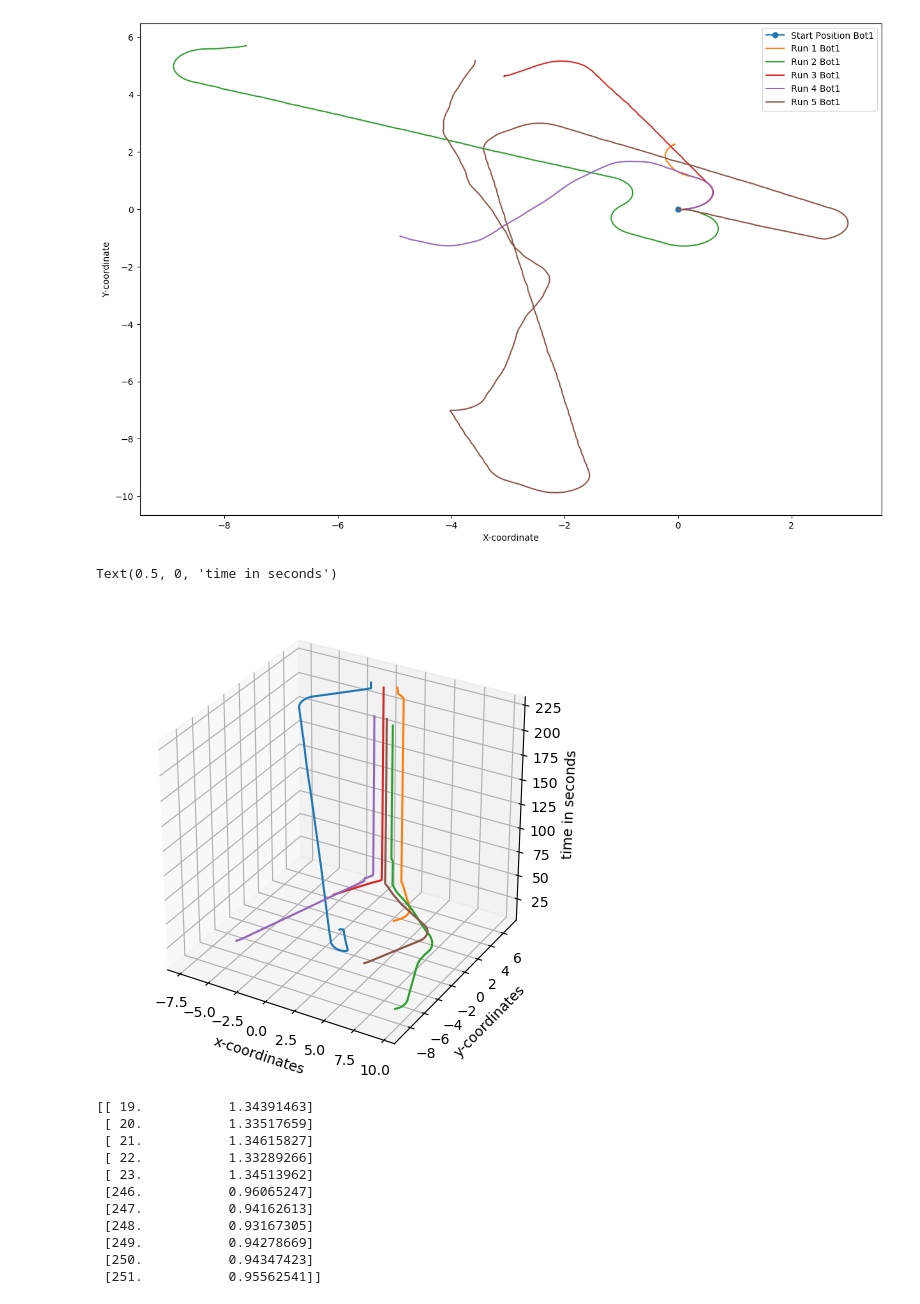
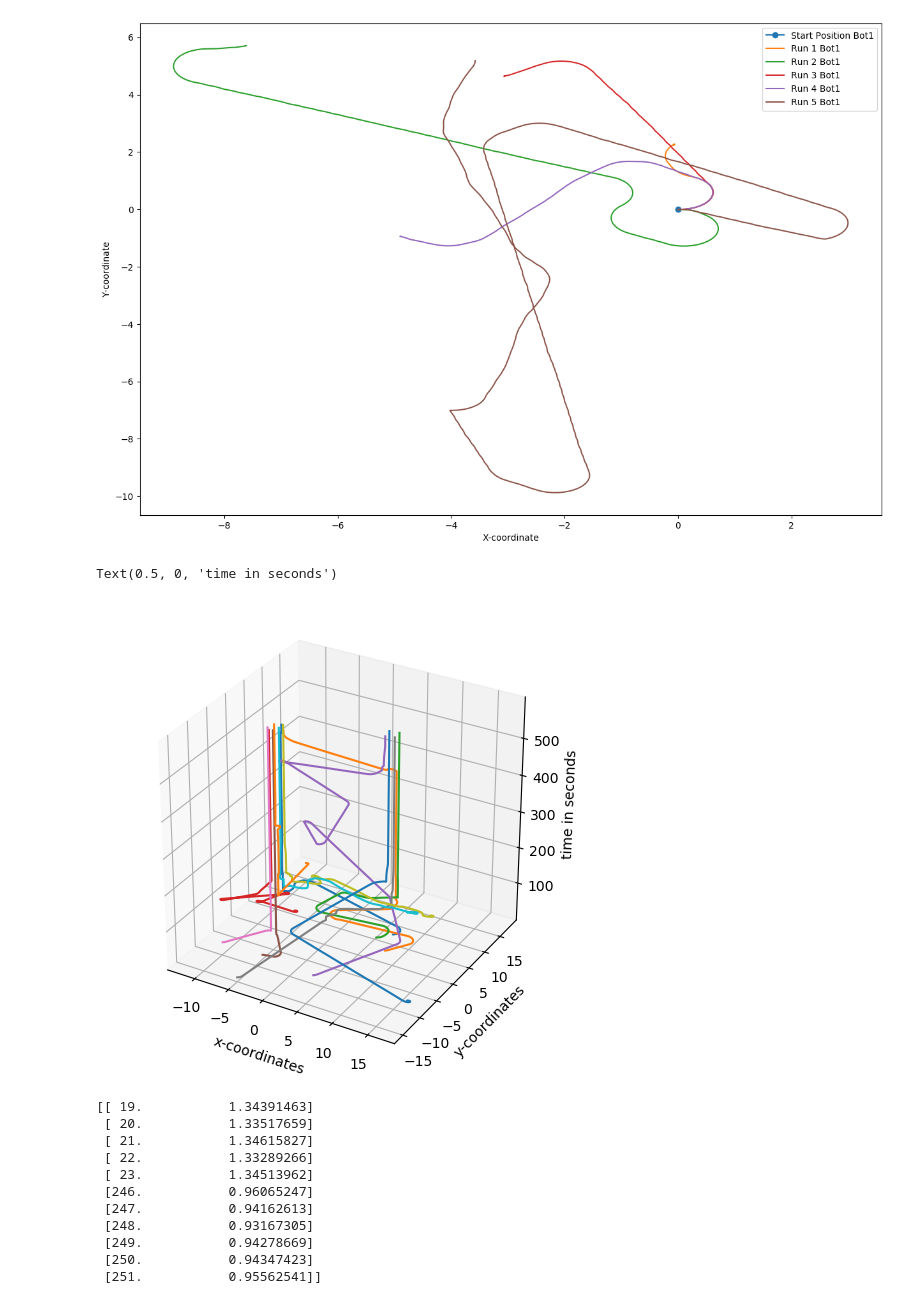
Before and after one commit to swe-sys/paper-review-repo, a Jupyter notebook: scripts/pu.ipynb, the cells around one changed output. Drawn from its saved outputs; the diff is of its cells as text; code cells hidden in the pictures.

Commit message:
plot

```diff
--- a/scripts/pu.ipynb
+++ b/scripts/pu.ipynb
@@ -49,35 +49,35 @@ ax.legend(['Start Position Bot1','Run 1 Bot1','Run 2 Bot1','Run 3 Bot1','Run 4 B
 # %%
 # fig, ax = plt.subplots(figsize=(15,10))
 fig = plt.figure(figsize = (6, 6))
 ax = plt.axes(projection = '3d')
 ax.plot(tb3_0["x"].to_numpy(),tb3_0["y"].to_numpy(),tb3_0["time"].to_numpy())
 ax.plot(tb3_1["x"].to_numpy(),tb3_1["y"].to_numpy(),tb3_1["time"].to_numpy())
 ax.plot(tb3_2["x"].to_numpy(),tb3_2["y"].to_numpy(),tb3_2["time"].to_numpy())
 ax.plot(tb3_3["x"].to_numpy(),tb3_3["y"].to_numpy(),tb3_3["time"].to_numpy())
 ax.plot(tb3_4["x"].to_numpy(),tb3_4["y"].to_numpy(),tb3_4["time"].to_numpy())
 ax.plot(tb3_5["x"].to_numpy(),tb3_5["y"].to_numpy(),tb3_5["time"].to_numpy())
-# ax.plot(tb3_6["x"].to_numpy(),tb3_6["y"].to_numpy(),tb3_6["time"].to_numpy())
-# ax.plot(tb3_7["x"].to_numpy(),tb3_7["y"].to_numpy(),tb3_7["time"].to_numpy())
-# ax.plot(tb3_8["x"].to_numpy(),tb3_8["y"].to_numpy(),tb3_8["time"].to_numpy())
-# ax.plot(tb3_9["x"].to_numpy(),tb3_9["y"].to_numpy(),tb3_9["time"].to_numpy())
-# ax.plot(tb3_10["x"].to_numpy(),tb3_10["y"].to_numpy(),tb3_10["time"].to_numpy())
-# ax.plot(tb3_11["x"].to_numpy(),tb3_11["y"].to_numpy(),tb3_11["time"].to_numpy())
+ax.plot(tb3_6["x"].to_numpy(),tb3_6["y"].to_numpy(),tb3_6["time"].to_numpy())
+ax.plot(tb3_7["x"].to_numpy(),tb3_7["y"].to_numpy(),tb3_7["time"].to_numpy())
+ax.plot(tb3_8["x"].to_numpy(),tb3_8["y"].to_numpy(),tb3_8["time"].to_numpy())
+ax.plot(tb3_9["x"].to_numpy(),tb3_9["y"].to_numpy(),tb3_9["time"].to_numpy())
+ax.plot(tb3_10["x"].to_numpy(),tb3_10["y"].to_numpy(),tb3_10["time"].to_numpy())
+ax.plot(tb3_11["x"].to_numpy(),tb3_11["y"].to_numpy(),tb3_11["time"].to_numpy())
 # ax.plot(tb3_12["x"].to_numpy(),tb3_12["y"].to_numpy(),tb3_12["time"].to_numpy())
 # ax.plot(tb3_13["x"].to_numpy(),tb3_13["y"].to_numpy(),tb3_13["time"].to_numpy())
 # ax.plot(tb3_14["x"].to_numpy(),tb3_14["y"].to_numpy(),tb3_14["time"].to_numpy())
 # ax.plot(tb3_15["x"].to_numpy(),tb3_15["y"].to_numpy(),tb3_15["time"].to_numpy())
 # ax.plot(tb3_16["x"].to_numpy(),tb3_16["y"].to_numpy(),tb3_16["time"].to_numpy())
 # ax.plot(tb3_17["x"].to_numpy(),tb3_17["y"].to_numpy(),tb3_17["time"].to_numpy())
 # ax.plot(tb3_18["x"].to_numpy(),tb3_18["y"].to_numpy(),tb3_18["time"].to_numpy())
 # ax.plot(tb3_19["x"].to_numpy(),tb3_19["y"].to_numpy(),tb3_19["time"].to_numpy())
 
 ax.set_xlabel("x-coordinates")
 ax.set_ylabel("y-coordinates")
 ax.set_zlabel("time in seconds")
 # ax.legend(['bot_0','bot_1','bot_2','bot_3','bot_4','bot_5'])
 # %% [output]
 Text(0.5, 0, 'time in seconds')
-[figure, old version]
+[figure, new version]
 # %%
 import numpy as np
 from math import inf,isinf
```
